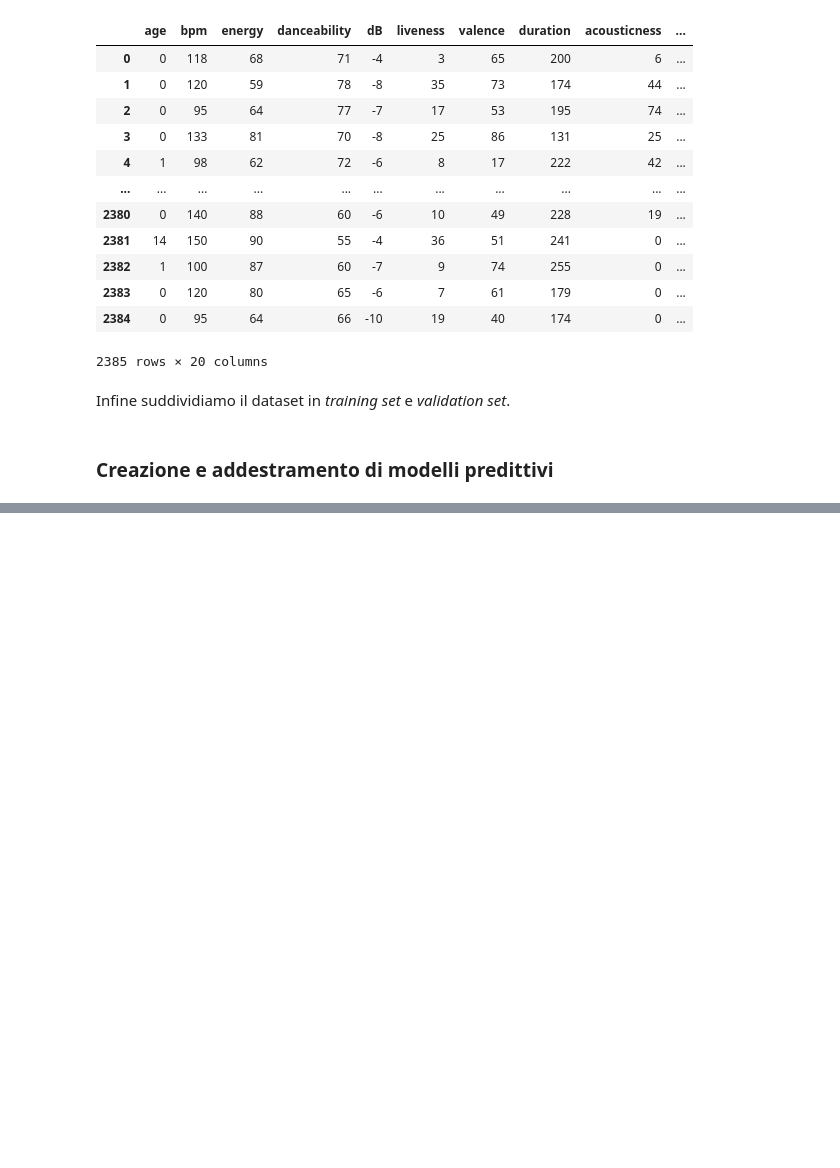
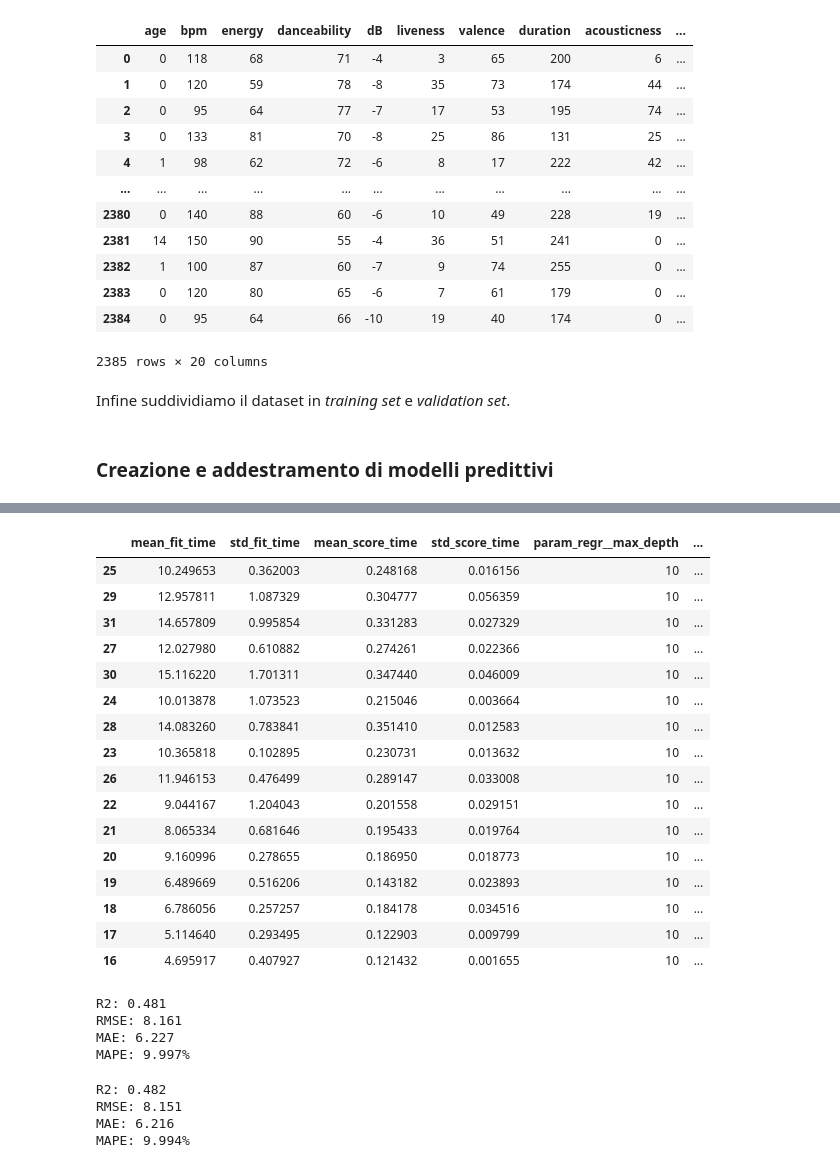
Before and after one commit to AndreaZavatta/Songs-Popularity-Prediction, a Jupyter notebook: songs-popularity-prediction.ipynb, the cells around one changed output, grey strips where cells are left out. Drawn from its saved outputs; the diff is of its cells as text; code cells hidden in the pictures; blank space fills up the shorter version.

Commit message:
Training of models
Co-Authored-By: Luca Pasini <93383070+LukePasax@users.noreply.github.com>
Co-Authored-By: Giacomo Sirri <91158410+giacomosirri@users.noreply.github.com>

```diff
--- a/songs-popularity-prediction.ipynb
+++ b/songs-popularity-prediction.ipynb
@@ -910,0 +891,9 @@ np.sqrt(model.evaluate(X_val, y_val))
+# %%
+from sklearn.ensemble import RandomForestRegressor
+
+model = Pipeline([
+	("regr", RandomForestRegressor(n_estimators=700, max_depth=10, random_state=42))
+])
+
+model.fit(X_train, y_train)
+print_eval(model, X_val, y_val)
@@ -910,0 +905,17 @@ np.sqrt(model.evaluate(X_val, y_val))
+# %%
+#import KFold
+from sklearn.model_selection import KFold
+
+kf = KFold(n_splits=3, shuffle=True, random_state=42)
+# %%
+#import GridSearchCV
+from sklearn.model_selection import GridSearchCV
+
+grid = {
+	"scaler": [StandardScaler(), None],
+	"regr__n_estimators": range(300, 1100, 100),
+	"regr__max_depth": [5, 10, 15],
+}
+
+gs = GridSearchCV(model, grid, cv=kf, scoring="r2", n_jobs=-1)
+gs.fit(X_train, y_train)
@@ -910,0 +933,4 @@ np.sqrt(model.evaluate(X_val, y_val))
+# %%
+results = pd.DataFrame(gs.cv_results_)
+results.sort_values(by="rank_test_score", inplace=True)
+results.head(10)
@@ -910,0 +949,48 @@ np.sqrt(model.evaluate(X_val, y_val))
+# %%
+results[results["param_regr__max_depth"] == 10]
+# %% [output]
+|  | mean_fit_time | std_fit_time | mean_score_time | std_score_time | param_regr__max_depth | ... |
+| 25 | 10.249653 | 0.362003 | 0.248168 | 0.016156 | 10 | ... |
+| 29 | 12.957811 | 1.087329 | 0.304777 | 0.056359 | 10 | ... |
+| 31 | 14.657809 | 0.995854 | 0.331283 | 0.027329 | 10 | ... |
+| 27 | 12.027980 | 0.610882 | 0.274261 | 0.022366 | 10 | ... |
+| 30 | 15.116220 | 1.701311 | 0.347440 | 0.046009 | 10 | ... |
+| 24 | 10.013878 | 1.073523 | 0.215046 | 0.003664 | 10 | ... |
+| 28 | 14.083260 | 0.783841 | 0.351410 | 0.012583 | 10 | ... |
+| 23 | 10.365818 | 0.102895 | 0.230731 | 0.013632 | 10 | ... |
+| 26 | 11.946153 | 0.476499 | 0.289147 | 0.033008 | 10 | ... |
+| 22 | 9.044167 | 1.204043 | 0.201558 | 0.029151 | 10 | ... |
+| 21 | 8.065334 | 0.681646 | 0.195433 | 0.019764 | 10 | ... |
+| 20 | 9.160996 | 0.278655 | 0.186950 | 0.018773 | 10 | ... |
+| 19 | 6.489669 | 0.516206 | 0.143182 | 0.023893 | 10 | ... |
+| 18 | 6.786056 | 0.257257 | 0.184178 | 0.034516 | 10 | ... |
+| 17 | 5.114640 | 0.293495 | 0.122903 | 0.009799 | 10 | ... |
+| 16 | 4.695917 | 0.407927 | 0.121432 | 0.001655 | 10 | ... |
+# %%
+# Kernel Ridge Regression
+from sklearn.preprocessing import StandardScaler
+model = Pipeline([
+    ("regr", KernelRidge(alpha=0.1, degree=6))
+])
+model.fit(X_train, y_train)
+print_eval(model, X_val, y_val)
+# %% [output]
+R2: 0.481
+RMSE: 8.161
+MAE: 6.227
+MAPE: 9.997%
+# %%
+# Verify usefullness of the variables using the Lasso model
+from sklearn.linear_model import Ridge
+
+model = Pipeline([
+    ("scaler", StandardScaler()),
+    ("regr", Ridge())
+])
+model.fit(X_train, y_train)
+print_eval(model, X_val, y_val)
+# %% [output]
+R2: 0.482
+RMSE: 8.151
+MAE: 6.216
+MAPE: 9.994%
```
Also changed, not shown: parts of 30 cells of this notebook.
